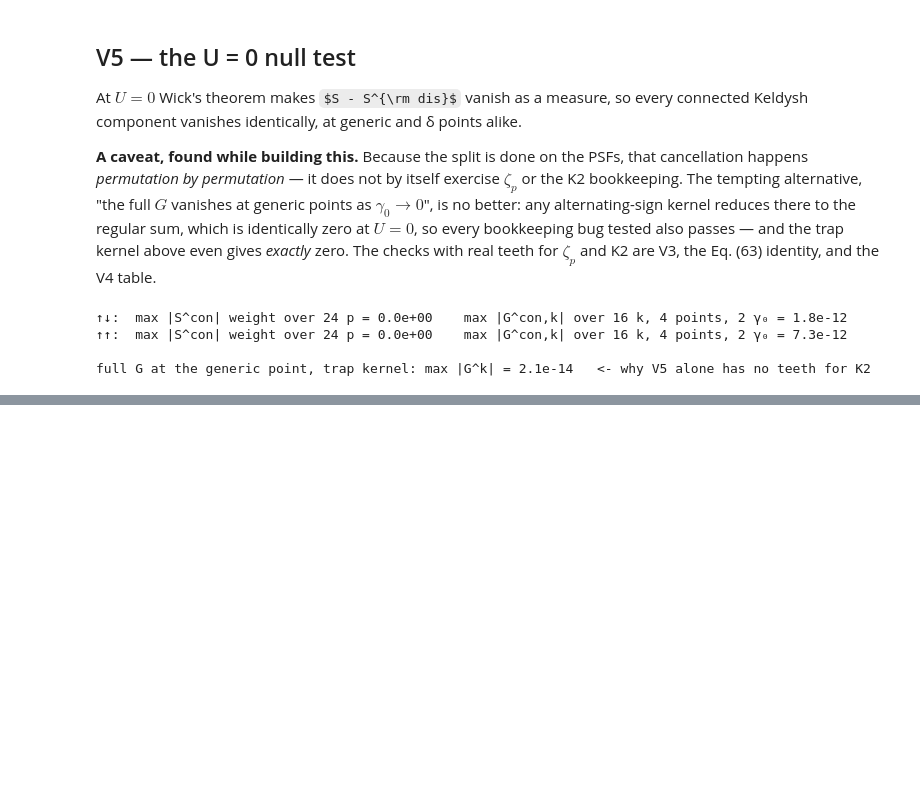
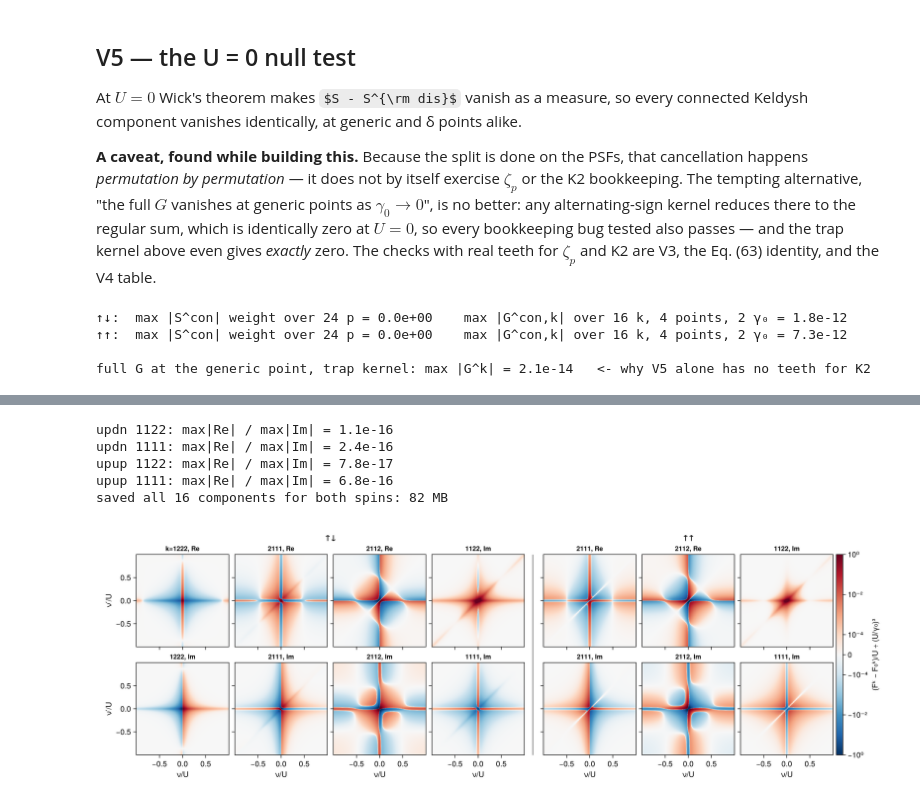
Before and after one commit to HyunSungJeong/Multipoint_Correlation_Ftns, a Jupyter notebook: notebooks/hubbard_atom_spectral_representation.ipynb, the cells around one changed output, grey strips where cells are left out. Drawn from its saved outputs; the diff is of its cells as text; code cells hidden in the pictures; some formulas as TeX source; blank space fills up the shorter version.

```diff
--- a/notebooks/hubbard_atom_spectral_representation.ipynb
+++ b/notebooks/hubbard_atom_spectral_representation.ipynb
@@ -988,0 +1338,48 @@ full G at the generic point, trap kernel: max |G^k| = 2.1e-14   <- why V5 alone
+# %%
+normk = (HU / HT)^3
+Xk(F, k, updn) = (reshape(F[k..., :, :], 401, 401) .- bare_vertex_kf(k, HU, updn)) ./ HU ./ normk
+for (F, s) in ((Fkf_ud, :updn), (Fkf_uu, :upup)), k in ((1, 1, 2, 2), (1, 1, 1, 1))
+    X = Xk(F, k, s === :updn)
+    @printf("%s %s: max|Re| / max|Im| = %.1e\n", s, join(k), maximum(abs, real(X)) / maximum(abs, imag(X)))
+end
+jldsave(joinpath(FIGDIR, "p2_kf_vertex_full.jld2"); nu = νkf, nup = νkf, F_updn = Fkf_ud, F_upup = Fkf_uu,
+        gamma0 = HT, T = HT, U = HU, layout = "F[k1,k2,k3,k4, i_nu, j_nup]")
+@printf("saved all 16 components for both spins: %.0f MB\n", filesize(joinpath(FIGDIR, "p2_kf_vertex_full.jld2")) / 1e6)
+# %% [output]
+updn 1122: max|Re| / max|Im| = 1.1e-16
+updn 1111: max|Re| / max|Im| = 2.4e-16
+upup 1122: max|Re| / max|Im| = 7.8e-17
+upup 1111: max|Re| / max|Im| = 6.8e-16
+saved all 16 components for both spins: 82 MB
+# %%
+lt = 1e-4
+panels_ud = [((1,2,2,2), real, "k=1222, Re"), ((2,1,1,1), real, "2111, Re"), ((2,1,1,2), real, "2112, Re"), ((1,1,2,2), imag, "1122, Im"),
+             ((1,2,2,2), imag, "1222, Im"), ((2,1,1,1), imag, "2111, Im"), ((2,1,1,2), imag, "2112, Im"), ((1,1,1,1), imag, "1111, Im")]
+panels_uu = [((2,1,1,1), real, "2111, Re"), ((2,1,1,2), real, "2112, Re"), ((1,1,2,2), imag, "1122, Im"),
+             ((2,1,1,1), imag, "2111, Im"), ((2,1,1,2), imag, "2112, Im"), ((1,1,1,1), imag, "1111, Im")]
+fig = Figure(size = (1500, 470))
+g = fig[1, 1] = GridLayout()
+function p2_panel!(r, c, F, k, part, title, updn; ylab)
+    ax = Axis(g[r, c]; title = title, titlesize = 12, aspect = 1, width = 170, height = 170,
+              xlabel = r == 3 ? "ν/U" : "", ylabel = ylab ? "ν′/U" : "", xticks = -0.5:0.5:0.5, yticks = -0.5:0.5:0.5)
+    heatmap!(ax, νkf, νkf, symlog.(part.(Xk(F, k, updn)), lt); colormap = RDBU, colorrange = (-1, 1), rasterize = 2)
+    ylab || hideydecorations!(ax; grid = false, ticks = false)
+    r == 2 && hidexdecorations!(ax; grid = false, ticks = false)          # top row of panels (row 1 holds the labels)
+end
+for (n, (k, part, title)) in enumerate(panels_ud)
+    r, c = n <= 4 ? (1, n) : (2, n - 4)
+    p2_panel!(r + 1, c, Fkf_ud, k, part, title, true; ylab = c == 1)
+end
+for (n, (k, part, title)) in enumerate(panels_uu)
+    r, c = n <= 3 ? (1, n) : (2, n - 3)
+    p2_panel!(r + 1, c + 5, Fkf_uu, k, part, title, false; ylab = false)
+end
+Box(g[2:3, 5]; width = 2, color = :gray60, strokevisible = false)
+Label(g[1, 1:4], "↑↓"; font = :bold); Label(g[1, 6:8], "↑↑"; font = :bold)
+Colorbar(g[2:3, 9]; colormap = RDBU, limits = (-1, 1), ticks = symlog_ticks(lt, 0:-2:-4),
+         label = "(Fᵏ − F₀ᵏ)/U ÷ (U/γ₀)³")
+colgap!(g, 6); rowgap!(g, 6); colgap!(g, 4, 14); colgap!(g, 5, 14)
+save_fig(fig, "p2_kf_vertex")
+fig
+# %% [output]
+[figure, added]
```
Also changed, not shown: parts of 32 cells of this notebook, 26 other files.
